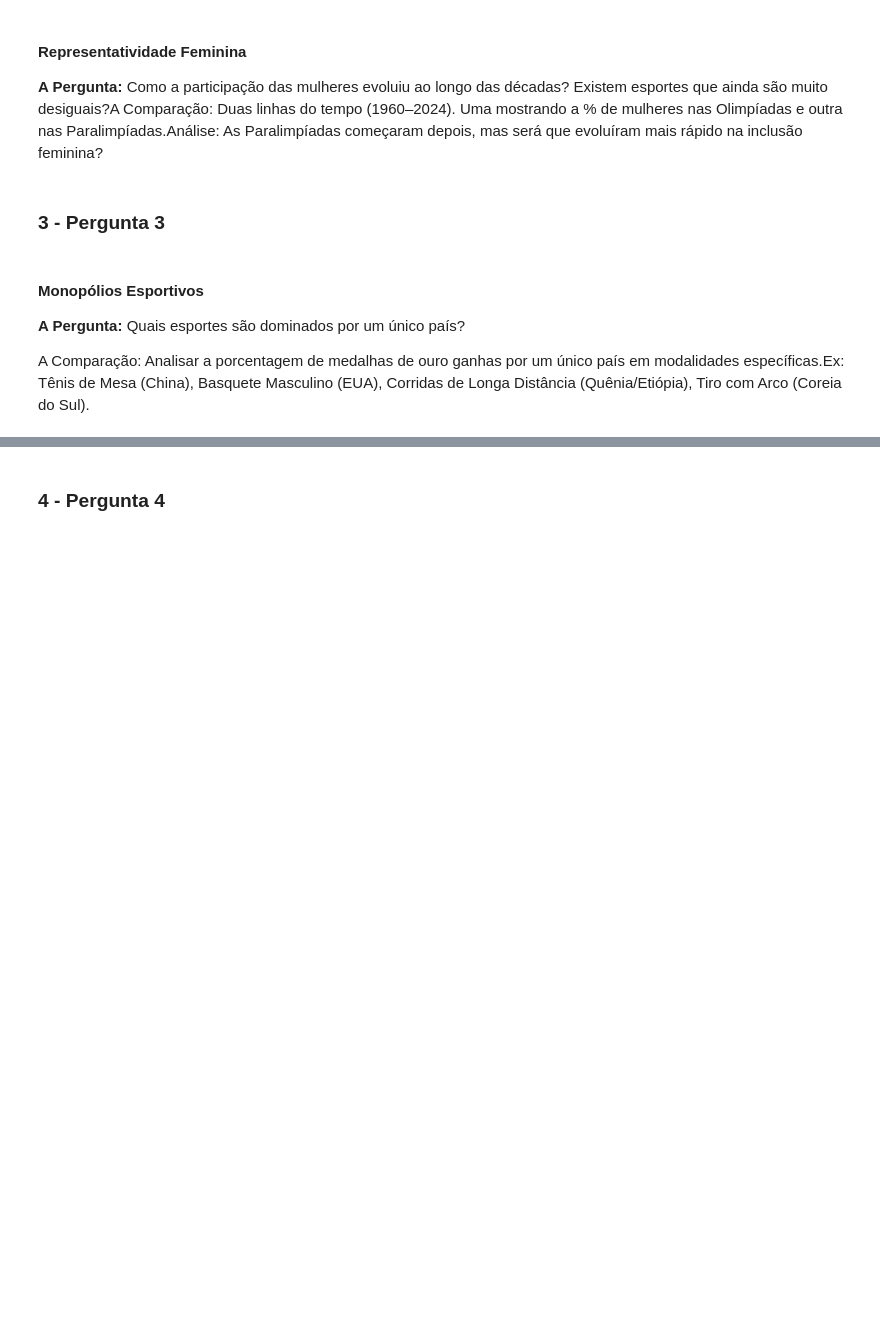
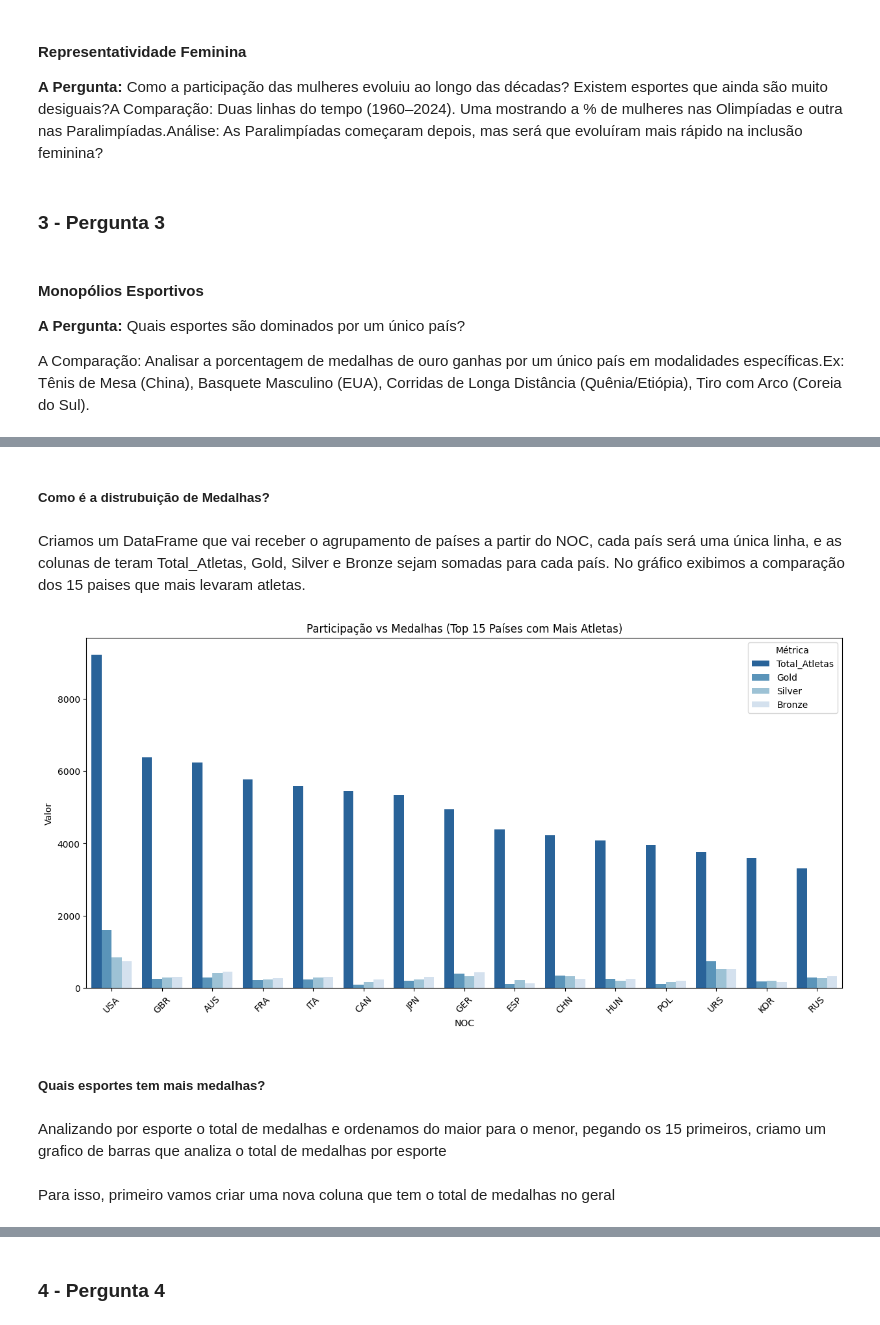
Before and after one commit to ClaraCaldas/Projeto-ICD, a Jupyter notebook: RELATORIO.ipynb, the cells around one changed output, grey strips where cells are left out. Drawn from its saved outputs; the diff is of its cells as text; code cells hidden in the pictures; blank space fills up the shorter version.

```diff
--- a/RELATORIO.ipynb
+++ b/RELATORIO.ipynb
@@ -232,0 +236,3 @@ df_paraolimpiadas.to_csv('paralimpiada_medalhas_arrumado.csv', index=False, enco
+# %%
+df_atleta = pd.read_csv('athlete_events_limpo.csv', encoding='utf-8')
+display(df_atleta.head())
@@ -232,0 +248,10 @@ df_paraolimpiadas.to_csv('paralimpiada_medalhas_arrumado.csv', index=False, enco
+# %%
+df_medalhas = df_atleta.groupby(['NOC', 'Sport'])['Medal'].value_counts().unstack(fill_value=0)
+
+df_total = df_atleta.groupby(['NOC', 'Sport']).size().reset_index(name='Total_Atletas')
+
+df_simples = pd.merge(df_total, df_medalhas, on=['NOC', 'Sport'])
+
+display(df_simples.head())
+display(df_total.head())
+display(df_medalhas.head())
@@ -232,0 +278,33 @@ df_paraolimpiadas.to_csv('paralimpiada_medalhas_arrumado.csv', index=False, enco
+# %% [markdown]
+##### Como é a distrubuição de Medalhas?
+# %% [markdown]
+Criamos um DataFrame que vai receber o agrupamento de países a partir do NOC, cada país será uma única linha, e as colunas de  teram Total_Atletas, Gold, Silver e Bronze sejam somadas para cada país.
+No gráfico exibimos a comparação dos 15 paises que mais levaram atletas.
+# %%
+df_agrupado = df_simples.groupby('NOC').agg({
+    'Total_Atletas': 'sum',
+    'Gold': 'sum',
+    'Silver': 'sum',
+    'Bronze': 'sum'
+}).reset_index()
+
+df_top = df_agrupado.nlargest(15, 'Total_Atletas')
+
+df_plot = df_top.melt(id_vars=['NOC'],
+                      value_vars=['Total_Atletas', 'Gold', 'Silver', 'Bronze'],
+                      var_name='Métrica',
+                      value_name='Valor')
+
+plt.figure(figsize=(15, 7))
+sns.barplot(data=df_plot, x='NOC', y='Valor', hue='Métrica', palette='Blues_r')
+plt.title('Participação vs Medalhas (Top 15 Países com Mais Atletas)')
+plt.xticks(rotation=45)
+plt.show()
+# %% [output]
+[figure, added]
+# %% [markdown]
+##### Quais esportes tem mais medalhas?
+# %% [markdown]
+Analizando por esporte o total de medalhas e ordenamos do maior para o menor, pegando os 15 primeiros, criamo um grafico de barras que analiza o total de medalhas por esporte
+# %% [markdown]
+Para isso, primeiro vamos criar uma nova coluna que tem o total de medalhas no geral
```
Also changed, not shown: parts of 44 cells of this notebook, 1 other file.
